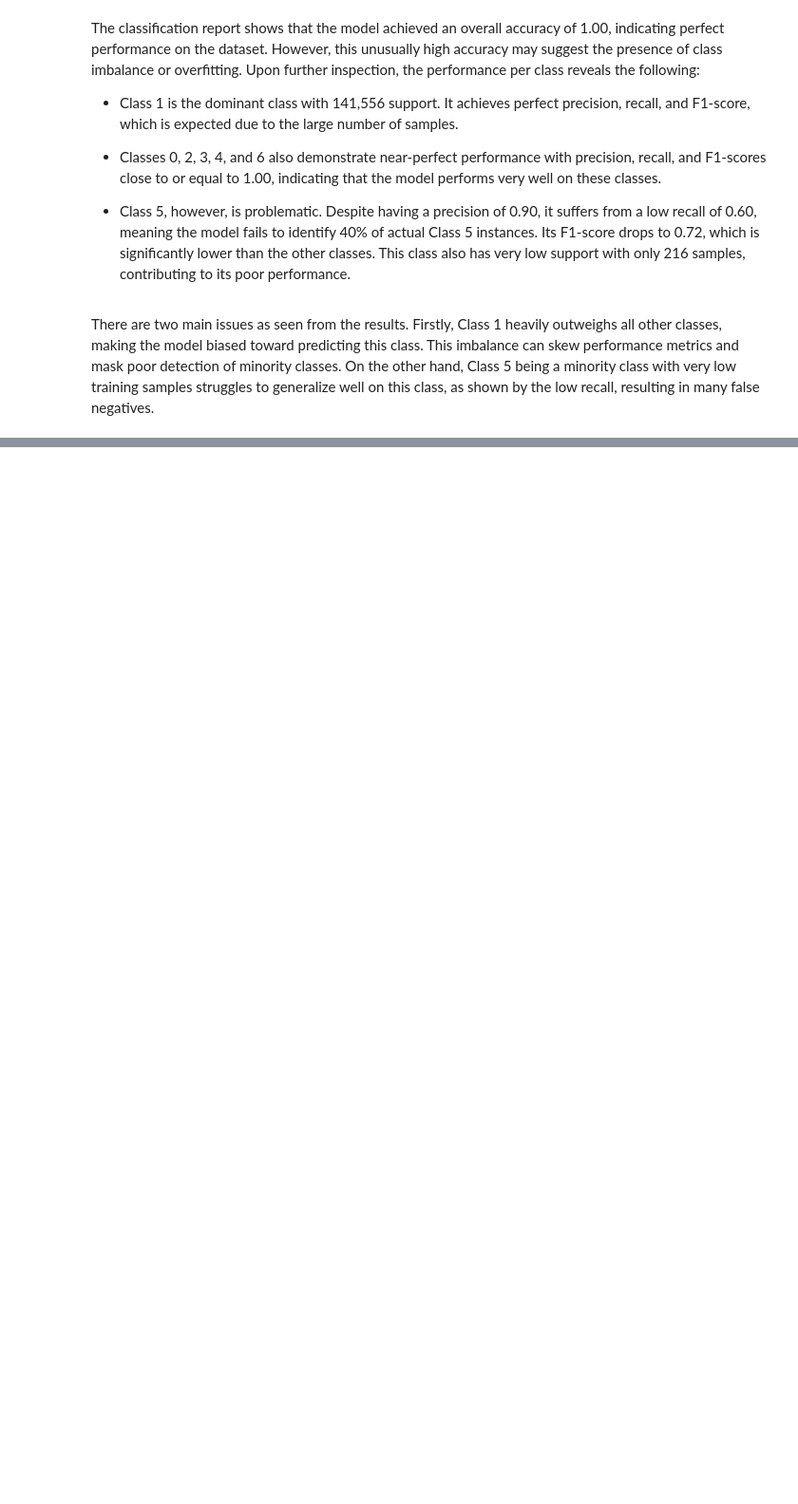
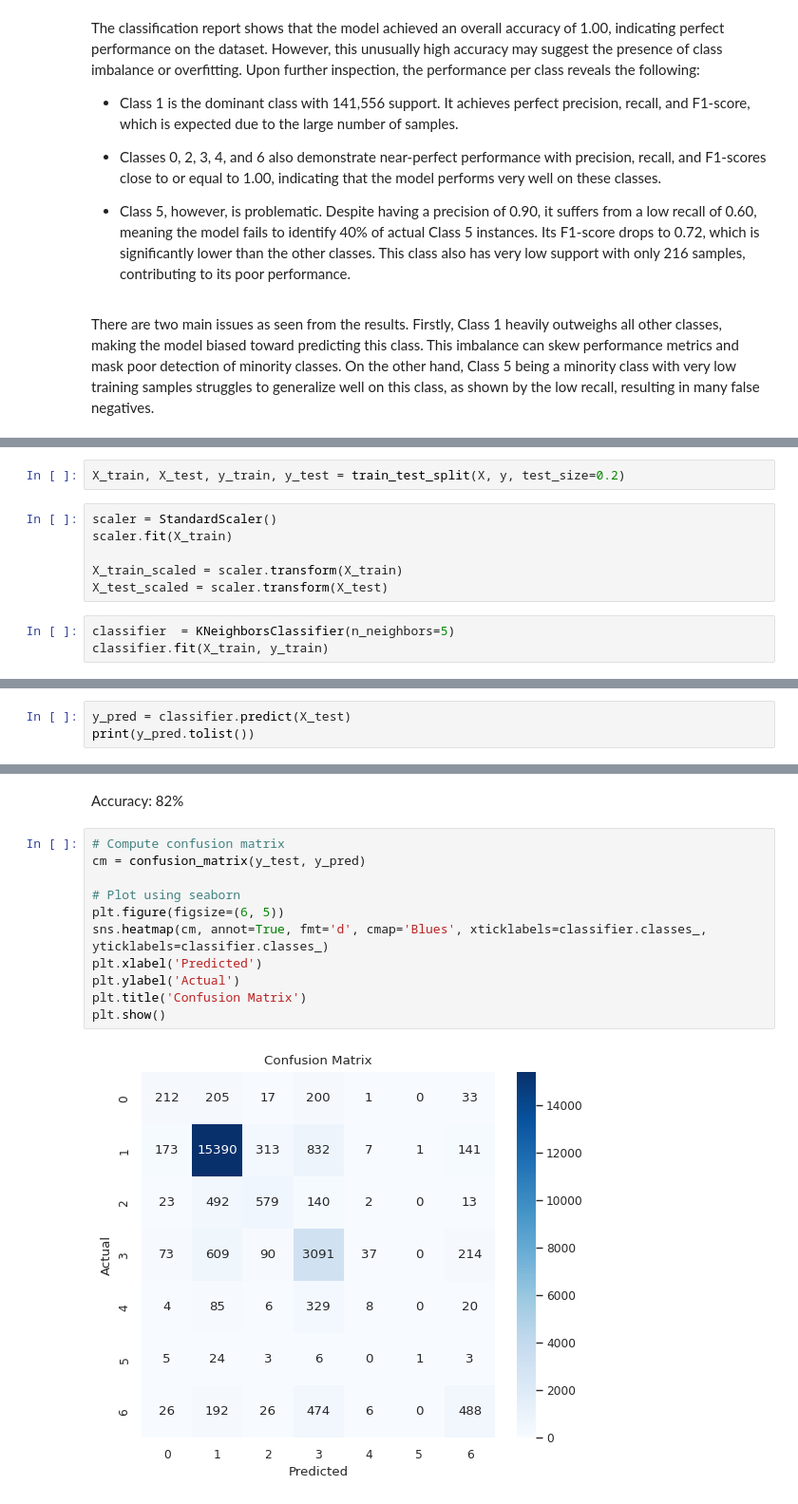
Before and after one commit to tinySculpture/STINTSY-Project, a Jupyter notebook: Project_Labor_Force_Survey-colab.ipynb, the cells around one changed output, grey strips where cells are left out. Shown at 95% size. Drawn from its saved outputs; the diff is of its cells as text; blank space fills up the shorter version.

```diff
--- a/Project_Labor_Force_Survey-colab.ipynb
+++ b/Project_Labor_Force_Survey-colab.ipynb
@@ -486,0 +529,11 @@ There are two main issues as seen from the results. Firstly, Class 1 heavily out
+# %%
+X_train, X_test, y_train, y_test = train_test_split(X, y, test_size=0.2)
+# %%
+scaler = StandardScaler()
+scaler.fit(X_train)
+
+X_train_scaled = scaler.transform(X_train)
+X_test_scaled = scaler.transform(X_test)
+# %%
+classifier  = KNeighborsClassifier(n_neighbors=5)
+classifier.fit(X_train, y_train)
@@ -486,0 +542,3 @@ There are two main issues as seen from the results. Firstly, Class 1 heavily out
+# %%
+y_pred = classifier.predict(X_test)
+print(y_pred.tolist())
@@ -486,0 +568,15 @@ There are two main issues as seen from the results. Firstly, Class 1 heavily out
+# %% [markdown]
+Accuracy: 82%
+# %%
+# Compute confusion matrix
+cm = confusion_matrix(y_test, y_pred)
+
+# Plot using seaborn
+plt.figure(figsize=(6, 5))
+sns.heatmap(cm, annot=True, fmt='d', cmap='Blues', xticklabels=classifier.classes_, yticklabels=classifier.classes_)
+plt.xlabel('Predicted')
+plt.ylabel('Actual')
+plt.title('Confusion Matrix')
+plt.show()
+# %% [output]
+[figure, added]
```
Also changed, not shown: parts of 20 cells of this notebook.
